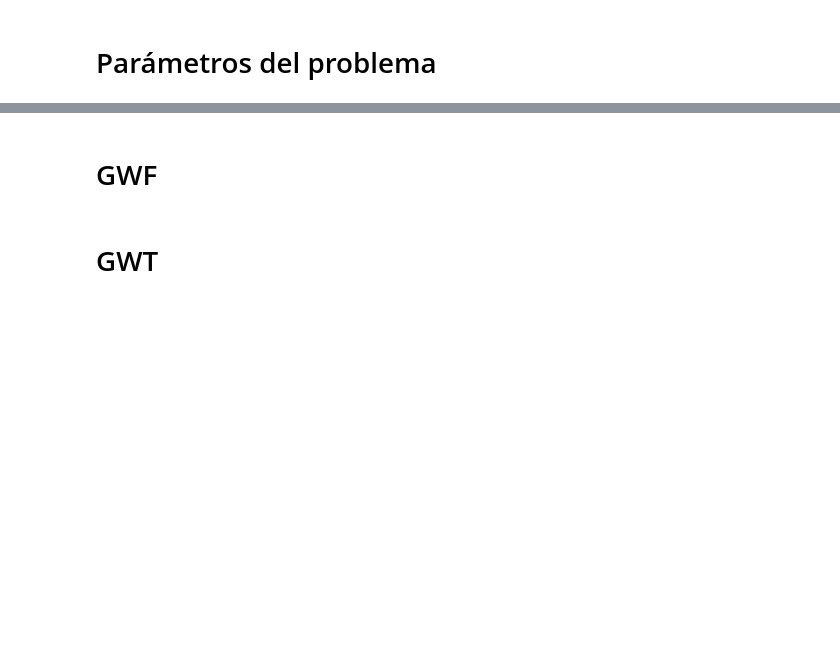
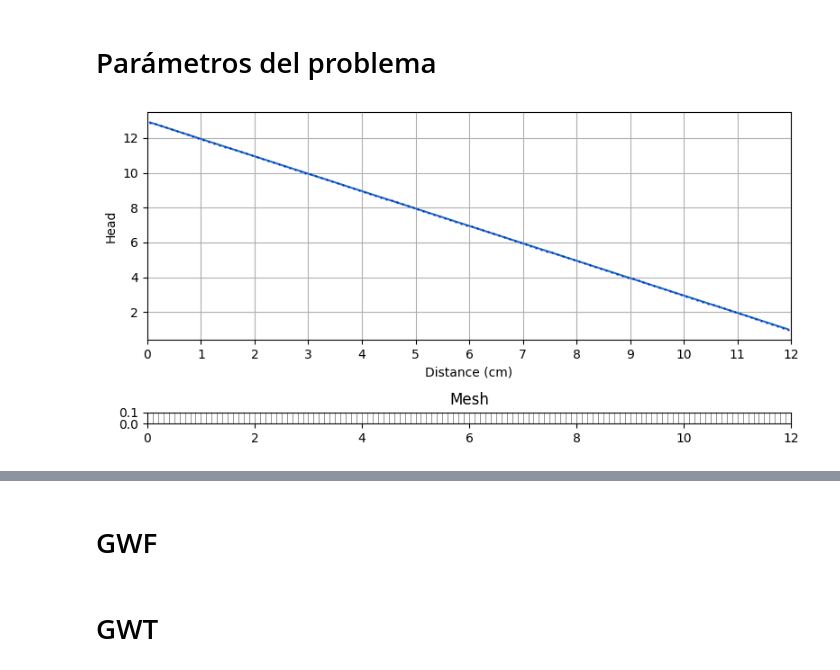
Before and after one commit to luiggix/xmf6, a Jupyter notebook: examples/02_flow_trans/01_flow_trans_1D.ipynb, the cells around one changed output, grey strips where cells are left out. Saved outputs shown, nothing was run; the diff lists cells and outputs as text; code cells hidden in the pictures; blank space fills up the shorter version.

```diff
--- a/examples/02_flow_trans/01_flow_trans_1D.ipynb
+++ b/examples/02_flow_trans/01_flow_trans_1D.ipynb
@@ -74,16 +136,13 @@ npf = {
     'save_specific_discharge': True,
     'save_saturation': True,
     'icelltype':  0,
-    'k': 0.01  # Hydraulic conductivity ($cm s^{-1}$)
+    'k': phys["hydraulic_conductivity"] # Hydraulic conductivity ($cm s^{-1}$)
 }
 
 # Parámetros para las propiedades de los pozos (flopy.mf6.ModflowGwfwel)
-specific_discharge = 0.1 # Specific discharge ($cm s^{-1}$)
-source_concentration = 1.0  # Source concentration (unitless)
-q = specific_discharge * dis['delc'] * dis['delr'] * dis['top']
-
+q = phys["specific_discharge"] * dis['delc'] * dis['delr'] * dis['top']
 well = {
-    'stress_period_data': [[(0, 0, 0), q, source_concentration,]],
+    'stress_period_data': [[(0, 0, 0), q, phys["source_concentration"],]],
     'pname': "WEL-1",
     'auxiliary' : ["CONCENTRATION"],
 #    'save_flows': True
@@ -96,16 +155,46 @@ oc = {
     'saverecord': [("HEAD", "ALL"), ("BUDGET", "ALL")],
 #    'printrecord': [("HEAD", "ALL")]
 }
-
-# --- Escritura de archivos ---
-o_sim.write_simulation(silent = True)
-
-# --- Ejecución de la simulación ---
-o_sim.run_simulation(silent = True)
-
-# --- Recuperamos los resultados de la simulación ---
-head = xmf6.gwf.get_head(o_gwf)
-qx, qy, qz, n_q = xmf6.gwf.get_specific_discharge(o_gwf, text="DATA-SPDIS")
+# %%
+# --- Inicialización de la simulación ---
+o_simf = xmf6.common.init_sim(silent = True, init = init, tdis = tdis, ims = ims)
+o_gwf, packages = xmf6.gwf.set_packages(o_simf, silent = True,
+                                        gwf = gwf,
+                                        dis = dis, ic = ic, chd = chd, npf = npf, oc = oc, well = well)
+# --- Escritura de archivos ---
+o_simf.write_simulation(silent = True)
+
+# --- Ejecución de la simulación ---
+o_simf.run_simulation(silent = True)
+
+# --- Recuperamos los resultados de la simulación ---
+head = xmf6.gwf.get_head(o_gwf)
+qx, qy, qz, n_q = xmf6.gwf.get_specific_discharge(o_gwf, text="DATA-SPDIS")
+
+x, y, z = o_gwf.modelgrid.xyzcellcenters
+row_length = o_gwf.modelgrid.extent[1]
+
+# --- Definición de la figura ---
+fig, (ax1, ax2) = plt.subplots(2, 1, figsize =(8,4), height_ratios=[2,0.1])
+
+# --- Gráfica 1. ---
+#plt.rcParams['font.family'] = 'DeJavu Sans'
+ax1.plot(x[0], head[0, 0], marker=".", ls ="-", mec="blue", mfc="none", markersize="1", label = 'Head')
+ax1.set_xlim(0, 12)
+ax1.set_xticks(ticks=np.linspace(0, row_length,13))
+ax1.set_xlabel("Distance (cm)")
+ax1.set_ylabel("Head")
+ax1.grid()
+
+# --- Gráfica 2. ---
+pmv = flopy.plot.PlotMapView(o_gwf, ax=ax2)
+pmv.plot_grid(colors='dimgray', lw=0.5)
+ax2.set_yticks(ticks=[0, 0.1])#, fontsize=8)
+ax2.set_title("Mesh")
+plt.tight_layout()
+plt.show()
+# %% [output]
+[figure, added]
 # %%
 # Parámetros de la simulación (flopy.mf6.MFSimulation)
 init_t = {
```
Also changed, not shown: parts of 3 cells of this notebook, 5 other files.
